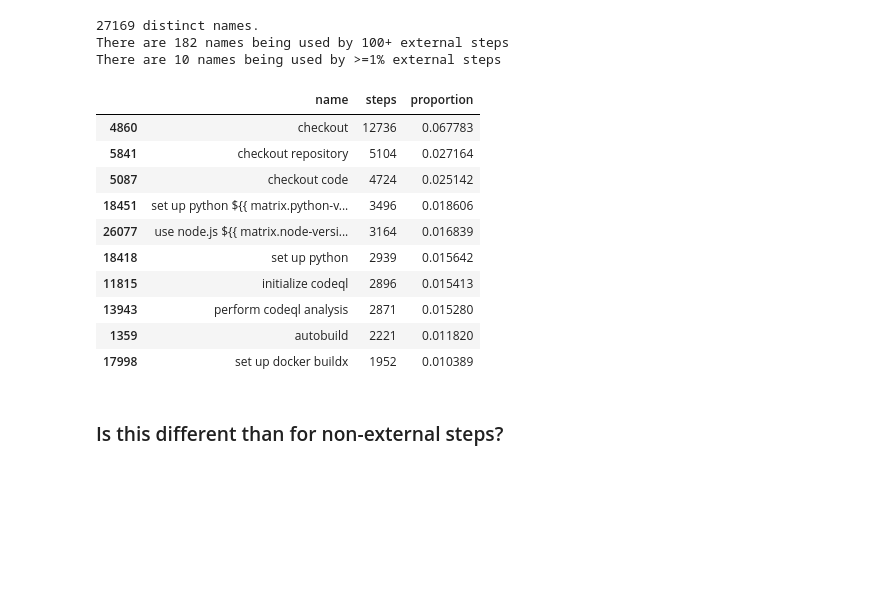
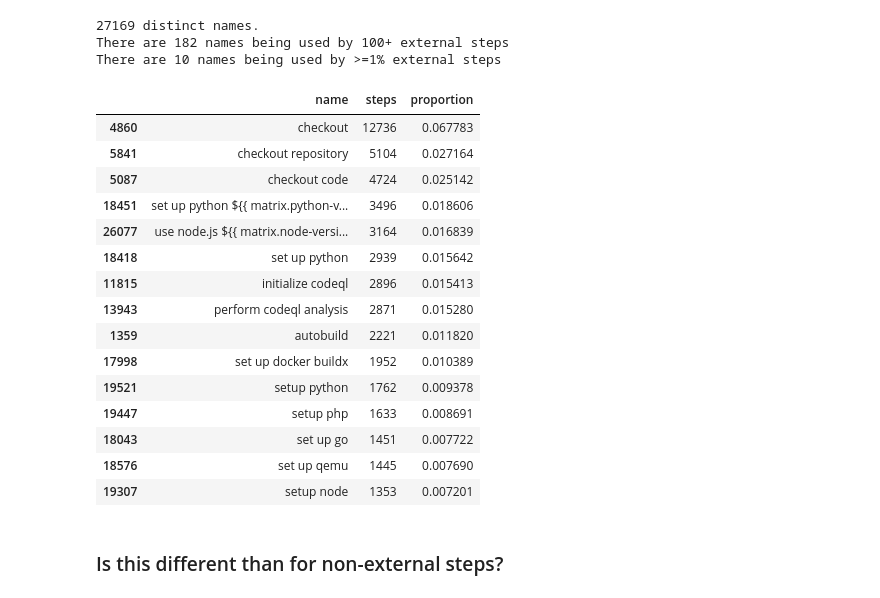
Before and after one commit to AlexandreDecan/secos-gha, a Jupyter notebook: notebooks/Data exploration.ipynb, the cells around one changed output. Drawn from its saved outputs; the diff is of its cells as text; code cells hidden in the pictures; blank space fills up the shorter version.

```diff
--- a/notebooks/Data exploration.ipynb
+++ b/notebooks/Data exploration.ipynb
@@ -1151,21 +1200,26 @@ There are 10 names being used by >=1% external steps
 # %%
 (
     data
     .sort_values('steps', ascending=False)
-    .head(10)
+    .head(15)
 )
 # %% [output]
 |  | name | steps | proportion |
 | 4860 | checkout | 12736 | 0.067783 |
 | 5841 | checkout repository | 5104 | 0.027164 |
 | 5087 | checkout code | 4724 | 0.025142 |
 | 18451 | set up python ${{ matrix.python-v... | 3496 | 0.018606 |
 | 26077 | use node.js ${{ matrix.node-versi... | 3164 | 0.016839 |
 | 18418 | set up python | 2939 | 0.015642 |
 | 11815 | initialize codeql | 2896 | 0.015413 |
 | 13943 | perform codeql analysis | 2871 | 0.015280 |
 | 1359 | autobuild | 2221 | 0.011820 |
 | 17998 | set up docker buildx | 1952 | 0.010389 |
+| 19521 | setup python | 1762 | 0.009378 |
+| 19447 | setup php | 1633 | 0.008691 |
+| 18043 | set up go | 1451 | 0.007722 |
+| 18576 | set up qemu | 1445 | 0.007690 |
+| 19307 | setup node | 1353 | 0.007201 |
 # %% [markdown]
 ### Is this different than for non-external steps?
 # %%
```
Also changed, not shown: parts of 7 cells of this notebook.
